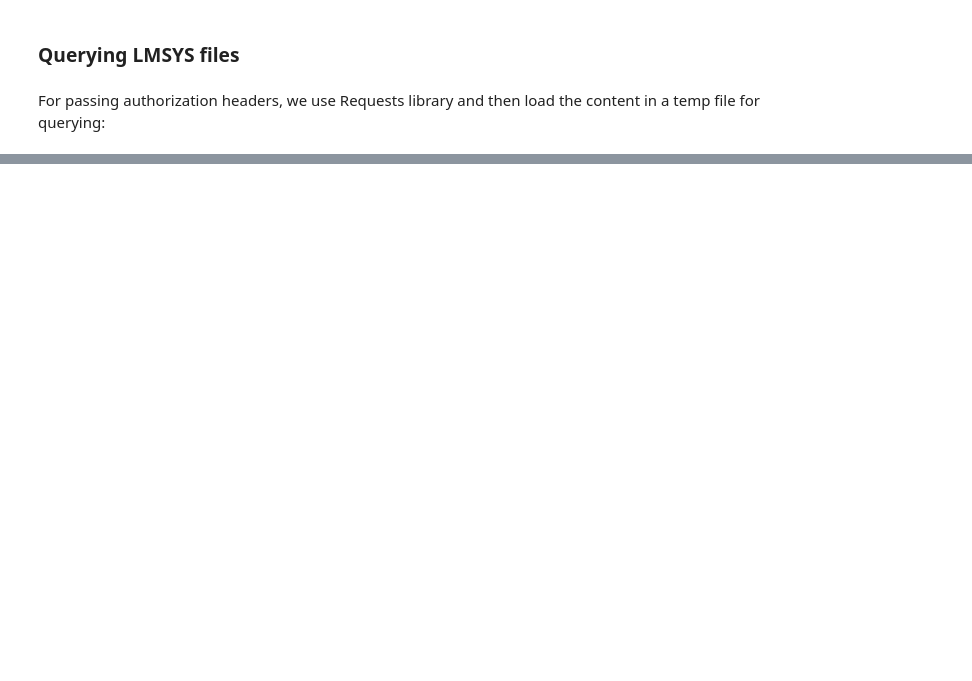
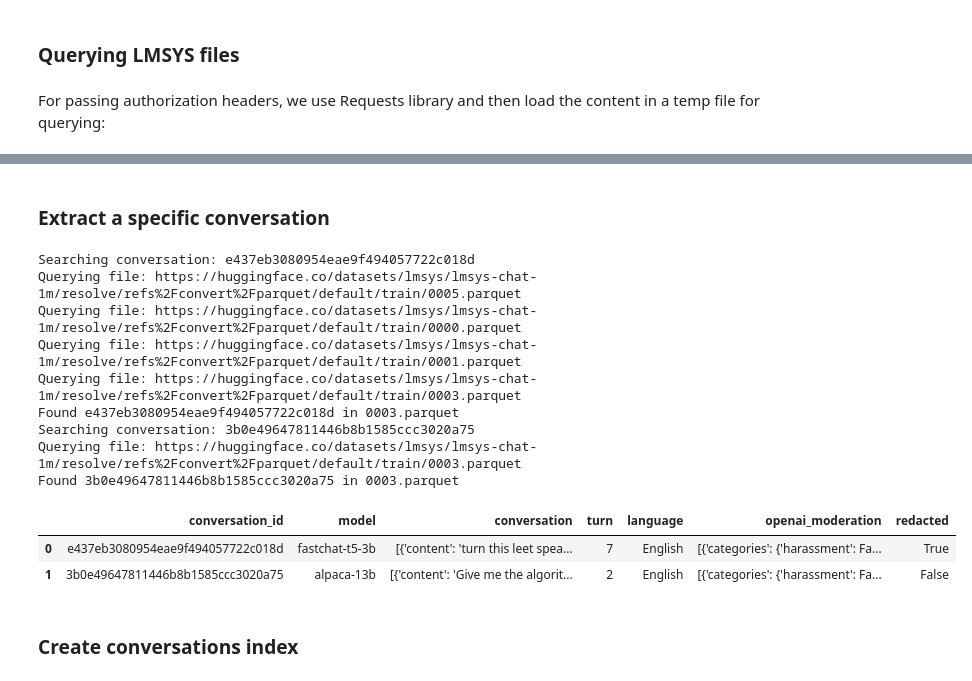
Before and after one commit to reddgr/chatbot-arena-wrapper, a Jupyter notebook: exploring-parquet-files-with-duckdb.ipynb, the cells around one changed output, grey strips where cells are left out. Saved outputs shown, nothing was run; the diff lists cells and outputs as text; code cells hidden in the pictures; blank space fills up the shorter version.

```diff
--- a/exploring-parquet-files-with-duckdb.ipynb
+++ b/exploring-parquet-files-with-duckdb.ipynb
@@ -161,0 +249,49 @@ https://huggingface.co/datasets/lmsys/lmsys-chat-1m/resolve/refs%2Fconvert%2Fpar
+# %% [markdown]
+### Extract a specific conversation
+# %%
+def extract_conversations(urls_list, conversation_ids):
+    urls = urls_list.copy()
+    result_df = pd.DataFrame()
+
+    for convid in conversation_ids:
+        print(f"Searching conversation: {convid}")
+        random.shuffle(urls)
+        for url in urls:
+            print(f"Querying file: {url}")
+            r = requests.get(url, headers=headers)
+            with tempfile.NamedTemporaryFile(suffix=".parquet", delete=False) as tmp:
+                tmp.write(r.content)
+                tmp_path = tmp.name
+
+            query_str = f"""
+                SELECT * FROM read_parquet('{tmp_path}')
+                WHERE conversation_id = '{convid}'
+                """
+            df = duckdb.query(query_str).df()
+            if len(df) > 0:
+                print(f"Found {convid} in {url.split('/')[-1]}")
+            # Stop searching if the conversation has been found
+            if len(df) > 0:
+                result_df = pd.concat([result_df, df], ignore_index=True)
+                break
+
+    return result_df
+
+conversation_ids = ["e437eb3080954eae9f494057722c018d", "3b0e49647811446b8b1585ccc3020a75"]
+df = extract_conversations(urls_list=parquet_urls, conversation_ids=conversation_ids)
+display(df)
+# %% [output]
+Searching conversation: e437eb3080954eae9f494057722c018d
+Querying file: https://huggingface.co/datasets/lmsys/lmsys-chat-1m/resolve/refs%2Fconvert%2Fparquet/default/train/0005.parquet
+Querying file: https://huggingface.co/datasets/lmsys/lmsys-chat-1m/resolve/refs%2Fconvert%2Fparquet/default/train/0000.parquet
+Querying file: https://huggingface.co/datasets/lmsys/lmsys-chat-1m/resolve/refs%2Fconvert%2Fparquet/default/train/0001.parquet
+Querying file: https://huggingface.co/datasets/lmsys/lmsys-chat-1m/resolve/refs%2Fconvert%2Fparquet/default/train/0003.parquet
+Found e437eb3080954eae9f494057722c018d in 0003.parquet
+Searching conversation: 3b0e49647811446b8b1585ccc3020a75
+Querying file: https://huggingface.co/datasets/lmsys/lmsys-chat-1m/resolve/refs%2Fconvert%2Fparquet/default/train/0003.parquet
+Found 3b0e49647811446b8b1585ccc3020a75 in 0003.parquet
+|  | conversation_id | model | conversation | turn | language | openai_moderation | redacted |
+| 0 | e437eb3080954eae9f494057722c018d | fastchat-t5-3b | [{'content': 'turn this leet spea... | 7 | English | [{'categories': {'harassment': Fa... | True |
+| 1 | 3b0e49647811446b8b1585ccc3020a75 | alpaca-13b | [{'content': 'Give me the algorit... | 2 | English | [{'categories': {'harassment': Fa... | False |
+# %% [markdown]
+### Create conversations index
```
Also changed, not shown: parts of 12 cells of this notebook, 1 other file.
